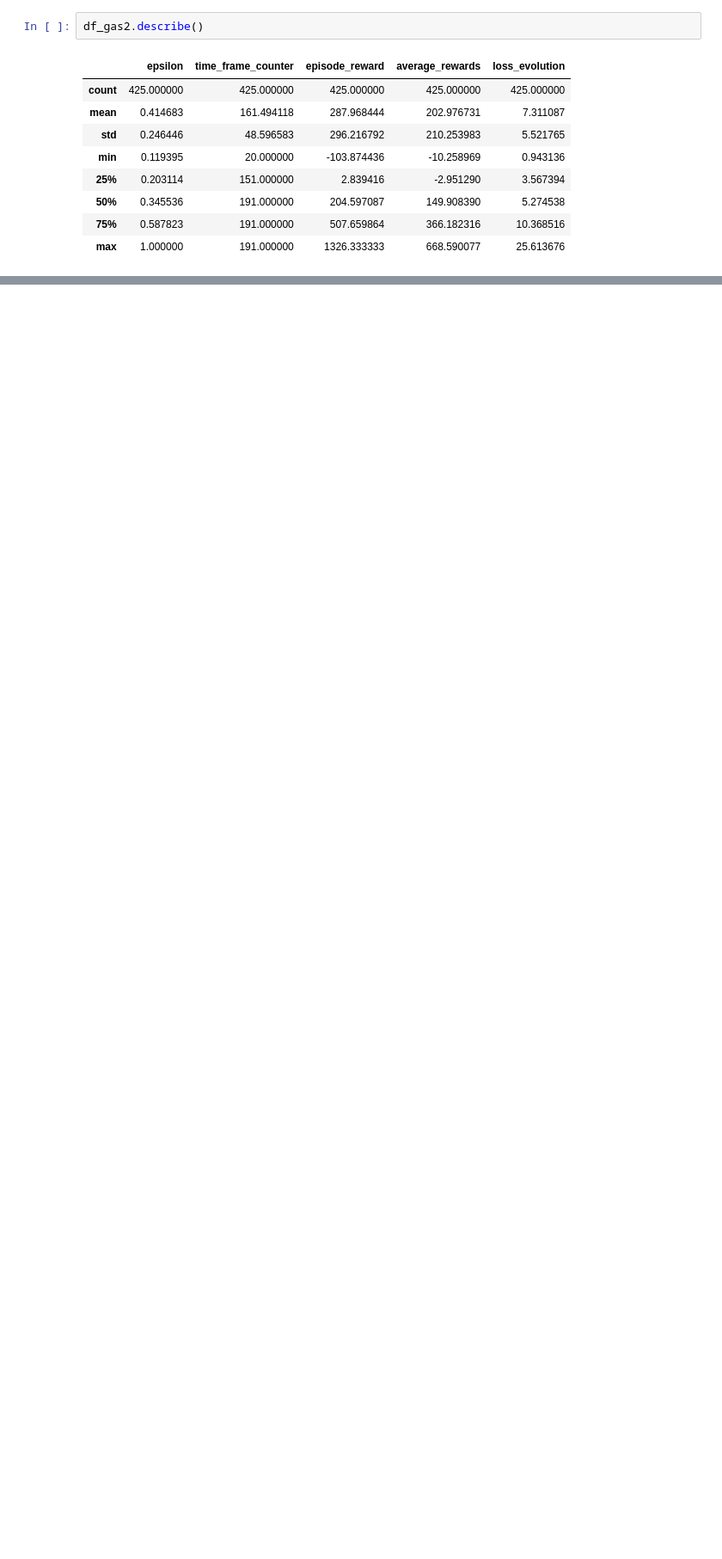
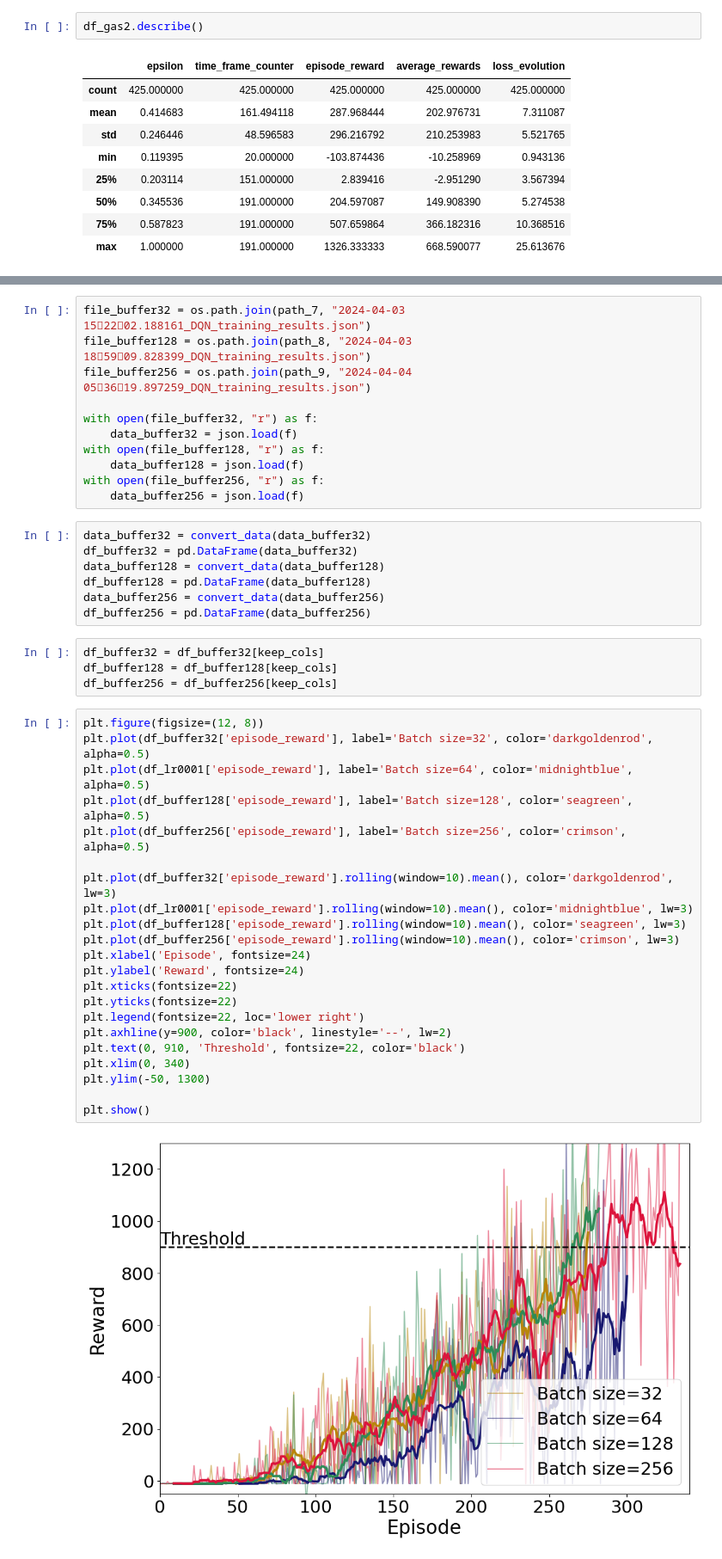
Before and after one commit to albert-queralto/car_racing_rl, a Jupyter notebook: notebooks/dqn_analysis.ipynb, the cells around one changed output, grey strips where cells are left out. Shown at 86% size. Drawn from its saved outputs; the diff is of its cells as text; blank space fills up the shorter version.

Commit message:
added batch size analysis

```diff
--- a/notebooks/dqn_analysis.ipynb
+++ b/notebooks/dqn_analysis.ipynb
@@ -392,0 +412,46 @@ plt.show()
+# %%
+file_buffer32 = os.path.join(path_7, "2024-04-03 152202.188161_DQN_training_results.json")
+file_buffer128 = os.path.join(path_8, "2024-04-03 185909.828399_DQN_training_results.json")
+file_buffer256 = os.path.join(path_9, "2024-04-04 053619.897259_DQN_training_results.json")
+
+with open(file_buffer32, "r") as f:
+    data_buffer32 = json.load(f)
+with open(file_buffer128, "r") as f:
+    data_buffer128 = json.load(f)
+with open(file_buffer256, "r") as f:
+    data_buffer256 = json.load(f)
+# %%
+data_buffer32 = convert_data(data_buffer32)
+df_buffer32 = pd.DataFrame(data_buffer32)
+data_buffer128 = convert_data(data_buffer128)
+df_buffer128 = pd.DataFrame(data_buffer128)
+data_buffer256 = convert_data(data_buffer256)
+df_buffer256 = pd.DataFrame(data_buffer256)
+# %%
+df_buffer32 = df_buffer32[keep_cols]
+df_buffer128 = df_buffer128[keep_cols]
+df_buffer256 = df_buffer256[keep_cols]
+# %%
+plt.figure(figsize=(12, 8))
+plt.plot(df_buffer32['episode_reward'], label='Batch size=32', color='darkgoldenrod', alpha=0.5)
+plt.plot(df_lr0001['episode_reward'], label='Batch size=64', color='midnightblue', alpha=0.5)
+plt.plot(df_buffer128['episode_reward'], label='Batch size=128', color='seagreen', alpha=0.5)
+plt.plot(df_buffer256['episode_reward'], label='Batch size=256', color='crimson', alpha=0.5)
+
+plt.plot(df_buffer32['episode_reward'].rolling(window=10).mean(), color='darkgoldenrod', lw=3)
+plt.plot(df_lr0001['episode_reward'].rolling(window=10).mean(), color='midnightblue', lw=3)
+plt.plot(df_buffer128['episode_reward'].rolling(window=10).mean(), color='seagreen', lw=3)
+plt.plot(df_buffer256['episode_reward'].rolling(window=10).mean(), color='crimson', lw=3)
+plt.xlabel('Episode', fontsize=24)
+plt.ylabel('Reward', fontsize=24)
+plt.xticks(fontsize=22)
+plt.yticks(fontsize=22)
+plt.legend(fontsize=22, loc='lower right')
+plt.axhline(y=900, color='black', linestyle='--', lw=2)
+plt.text(0, 910, 'Threshold', fontsize=22, color='black')
+plt.xlim(0, 340)
+plt.ylim(-50, 1300)
+
+plt.show()
+# %% [output]
+[figure, added]
```
Also changed, not shown: parts of 6 cells of this notebook.
